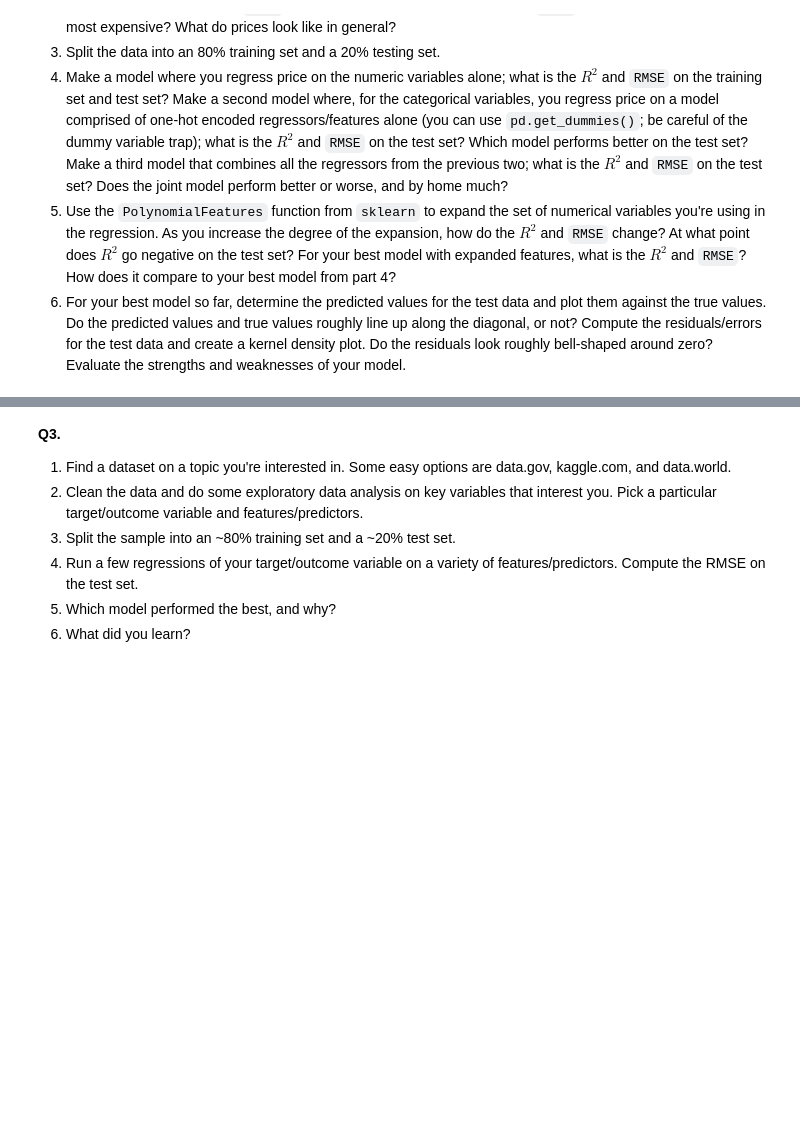
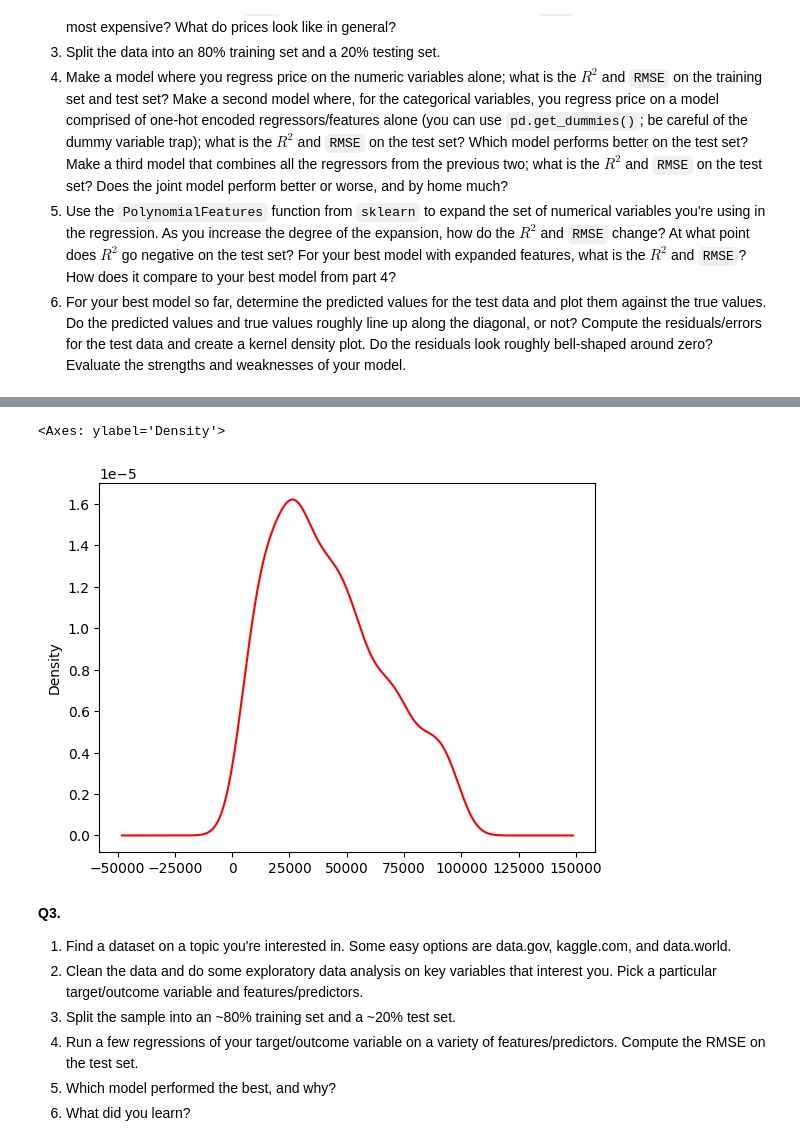
Before and after one commit to nhorton06/week_8, a Jupyter notebook: assignment.ipynb, the cells around one changed output, grey strips where cells are left out. Drawn from its saved outputs; the diff is of its cells as text; code cells hidden in the pictures; blank space fills up the shorter version.

```diff
--- a/assignment.ipynb
+++ b/assignment.ipynb
@@ -198,0 +225,4 @@ The most expensive kind of property you can rent is a high-rated property in Man
+# %%
+cars = pd.read_csv('cars_hw.csv')
+cars = cars.drop(columns = 'Unnamed: 0') # this is purely an index column we don't need
+cars.head()
@@ -199,3 +236,8 @@ The most expensive kind of property you can rent is a high-rated property in Man
+# %%
+cars['Mileage_Run'].plot.kde(color = 'red')
+# %% [output]
+<Axes: ylabel='Density'>
+[figure, added]
 # %% [markdown]
 **Q3.**
 1. Find a dataset on a topic you're interested in. Some easy options are data.gov, kaggle.com, and data.world.
```
Also changed, not shown: parts of 6 cells of this notebook.
